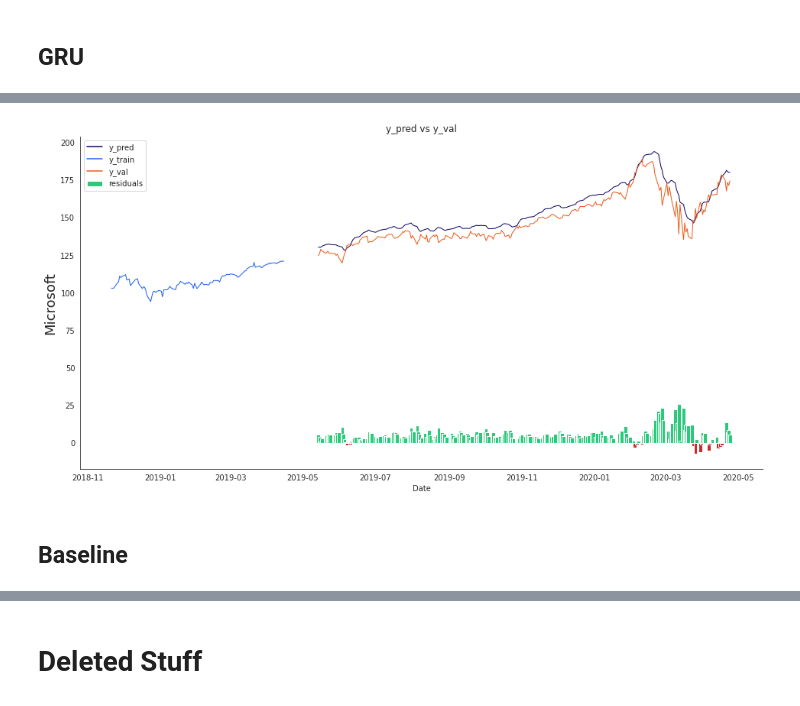
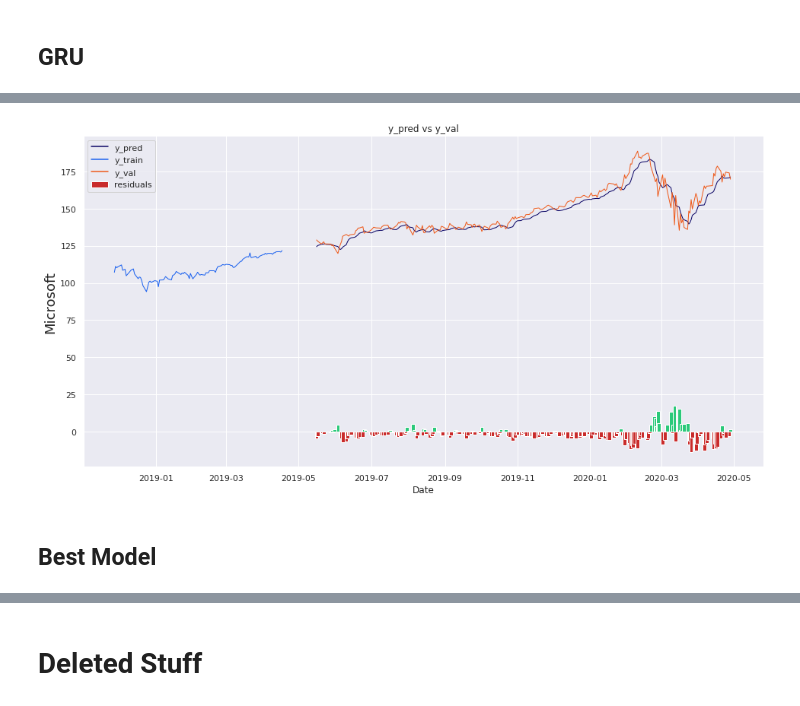
Before and after one commit to Anomaly1702/Ass3_Rnn, a Jupyter notebook: ASS3_RNN.ipynb, the cells around one changed output, grey strips where cells are left out. Drawn from its saved outputs; the diff is of its cells as text; code cells hidden in the pictures.

```diff
--- a/ASS3_RNN.ipynb
+++ b/ASS3_RNN.ipynb
@@ -51,11 +51,15 @@ Requirement already satisfied: urllib3<1.27,>=1.21.1 in /usr/local/lib/python3.7
 import yfinance as yf
 # Setting the timeframe for the data extraction1
 end_date =  date.today().strftime("%Y-%m-%d")
+# start_date = "1994-02-11"
 start_date = "2010-01-01"
+# start_date = "2019-01-01"
 msft = yf.download('MSFT', start=start_date, end=end_date)
 # hist = msft.history(period='max')
 # hist
-msft
+display(msft)
+all_dates = msft.index
+# all_dates
 # %% [output]
 [*********************100%***********************]  1 of 1 completed
 |  | Open | High | Low | Close | Adj Close | Volume |
@@ -157,3 +252,13 @@ display(filtered_df.tail())
+# %%
+end_date =  date.today().strftime("%Y-%m-%d")
+start_date = '2010-01-01'
+symbol = "AAPL"
+data = get_data(symbol, start_date, end_date)
+rolling_window = 8
+predicted_sma = data.rolling(rolling_window).mean()[rolling_window:]
+true_sma = data[rolling_window:]
+mse = mean_squared_error(true_sma['Close'].values, predicted_sma['Close'].values)
+print(mse)
 # %% [markdown]
 #Code from classes
 # %%
@@ -226,7 +331,7 @@ class Basenet():
     def train(self,model,epochs,x_train,y_train,x_val,y_val,scaler_pred,batch_size = 16):
         self.epoch = epochs
         # Training the model
-        early_stop = EarlyStopping(monitor='loss', patience=5, verbose=1)
+        early_stop = EarlyStopping(monitor='val_loss', patience=5, verbose=1)
 
         history = model.fit(x_train, y_train,
                             batch_size=batch_size,
@@ -242,8 +347,8 @@ class Basenet():
         y_pred = scaler_pred.inverse_transform(y_pred_scaled)
         y_val_unscaled = scaler_pred.inverse_transform(y_val.reshape(-1, 1))
 
-        # Plot training & validation loss values
-        self.plot_Loss (history)
+        # # Plot training & validation loss values
+        # self.plot_Loss (history)
 
         return history,y_pred_scaled,y_pred,y_val_unscaled
 
@@ -661,7 +763,7 @@ class GRU_cls(Basenet):
 # %%
 optimizer = 'adam'
 lr=0.001
-batch_size = 30
+batch_size = 16
 epochs = 20
 index_Close = 3
 sequence_length = 20
@@ -674,12 +776,12 @@ x_train,y_train,x_val,y_val,x_test,y_test = gru.split_data(data_scaled,.2)
 gru_model = gru.GRU_model(x_train,optimizer,lr)
 history,y_pred_scaled,y_pred,y_val_unscaled = gru.train(gru_model,epochs,x_train,y_train,x_val,y_val,scaler_pred,batch_size)
 
-# # Plot training & validation loss values
-# gru.plot_Loss (history)
+# Plot training & validation loss values
+gru.plot_Loss (history)
 
 # Mean Absolute Error (MAE)
 MAE = mean_absolute_error(y_val_unscaled, y_pred)
-print(f'Median Absolute Error (MAE): {np.round(MAE, 2)}')
+print(f'Mean Absolute Error (MAE): {np.round(MAE, 2)}')
 
 # Mean Absolute Percentage Error (MAPE)
 MAPE = np.mean((np.abs(np.subtract(y_val_unscaled, y_pred)/ y_val_unscaled))) * 100
@@ -745,33 +844,33 @@ The predicted close price is 251.2100067138672 (+[[4.19]]%)
 # %%
 # The date from which on the date is displayed
-display_start_date = start_d
 train_data_len = len(gru.train_set)
 val_data_len = len(gru.train_set) + len(gru.val_set)
+display_start_date = all_dates[int(train_data_len*.95 + gru.sequence_length)]
 start=int(train_data_len*.95 + gru.sequence_length)
 # Add the difference between the valid and predicted prices
 train = pd.DataFrame(df_Close['Close'][start:train_data_len + 1]).rename(columns={'Close': 'y_train'})
 valid = pd.DataFrame(df_Close['Close'][train_data_len+gru.sequence_length:val_data_len]).rename(columns={'Close': 'y_val'})
 valid.insert(1, "y_pred", y_pred, True)
 valid.insert(1, "residuals", valid["y_pred"] - valid["y_val"], True)
 df_union = pd.concat([train, valid])
 
 # Zoom in to a closer timeframe
 df_union_zoom = df_union[df_union.index > display_start_date]
 
 # Create the lineplot
 fig, ax1 = plt.subplots(figsize=(16, 8))
 plt.title("y_pred vs y_val")
 plt.ylabel("Microsoft", fontsize=18)
 sns.set_palette(["#090364", "#1960EF", "#EF5919"])
 sns.lineplot(data=df_union_zoom[['y_pred', 'y_train', 'y_val']], linewidth=1.0, dashes=False, ax=ax1)
 
 # Create the bar plot with the differences
 df_sub = ["#2BC97A" if x > 0 else "#C92B2B" for x in df_union_zoom["residuals"].dropna()]
 ax1.bar(height=df_union_zoom['residuals'].dropna(), x=df_union_zoom['residuals'].dropna().index, width=3, label='residuals', color=df_sub)
 plt.legend()
 plt.show()
 # %% [output]
-[figure, old version]
+[figure, new version]
 # %% [markdown]
-## Baseline
+## Best Model
 # %%
```
Also changed, not shown: parts of 22 cells of this notebook.
